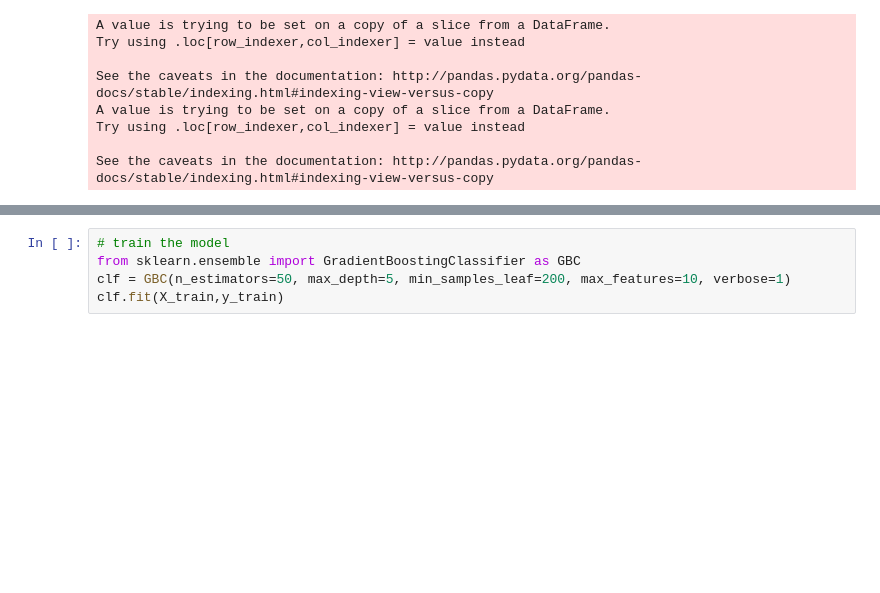
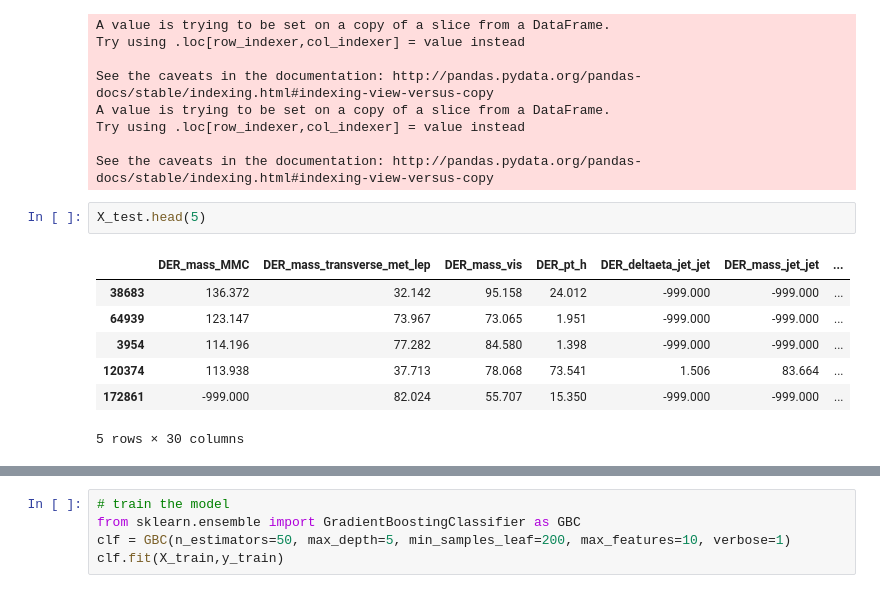
Before and after one commit to JoseGzz/Machine-Learning, a Jupyter notebook: Kaggle/higgs/higgs.ipynb, the cells around one changed output, grey strips where cells are left out. Cells and saved outputs as stored; diff of their text form; blank space fills up the shorter version.

```diff
--- a/Kaggle/higgs/higgs.ipynb
+++ b/Kaggle/higgs/higgs.ipynb
@@ -32,3 +32,13 @@ A value is trying to be set on a copy of a slice from a DataFrame.
 Try using .loc[row_indexer,col_indexer] = value instead
 
 See the caveats in the documentation: http://pandas.pydata.org/pandas-docs/stable/indexing.html#indexing-view-versus-copy
+# %%
+X_test.head(5)
+# %% [output]
+|  | DER_mass_MMC | DER_mass_transverse_met_lep | DER_mass_vis | DER_pt_h | DER_deltaeta_jet_jet | DER_mass_jet_jet | ... |
+| 38683 | 136.372 | 32.142 | 95.158 | 24.012 | -999.000 | -999.000 | ... |
+| 64939 | 123.147 | 73.967 | 73.065 | 1.951 | -999.000 | -999.000 | ... |
+| 3954 | 114.196 | 77.282 | 84.580 | 1.398 | -999.000 | -999.000 | ... |
+| 120374 | 113.938 | 37.713 | 78.068 | 73.541 | 1.506 | 83.664 | ... |
+| 172861 | -999.000 | 82.024 | 55.707 | 15.350 | -999.000 | -999.000 | ... |
+5 rows × 30 columns
```
Also changed, not shown: parts of 4 cells of this notebook, 4 other files.
